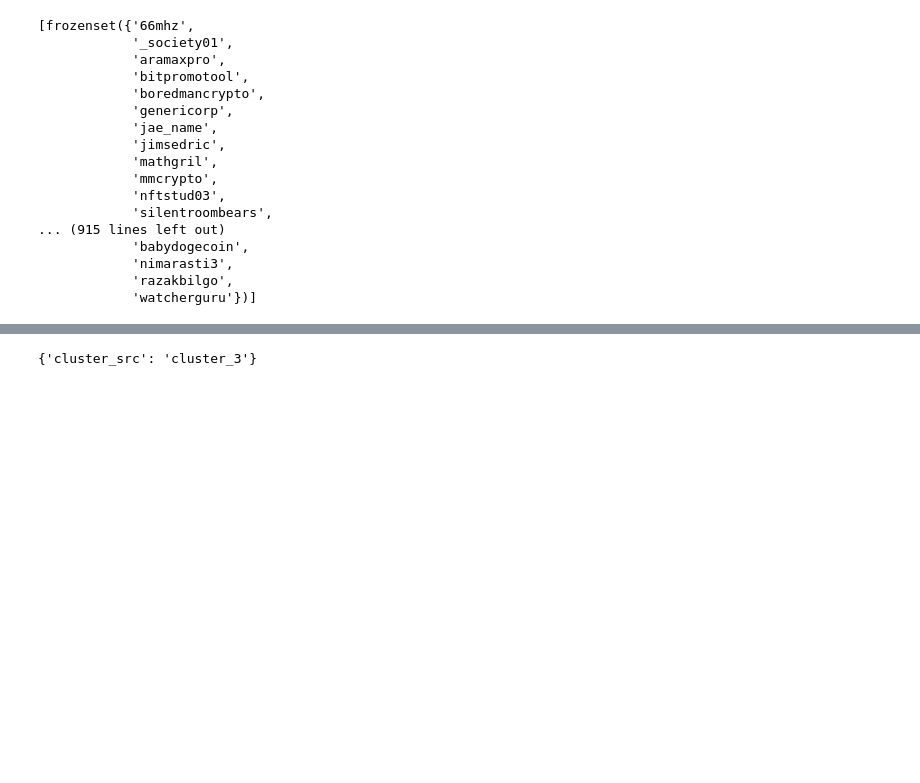
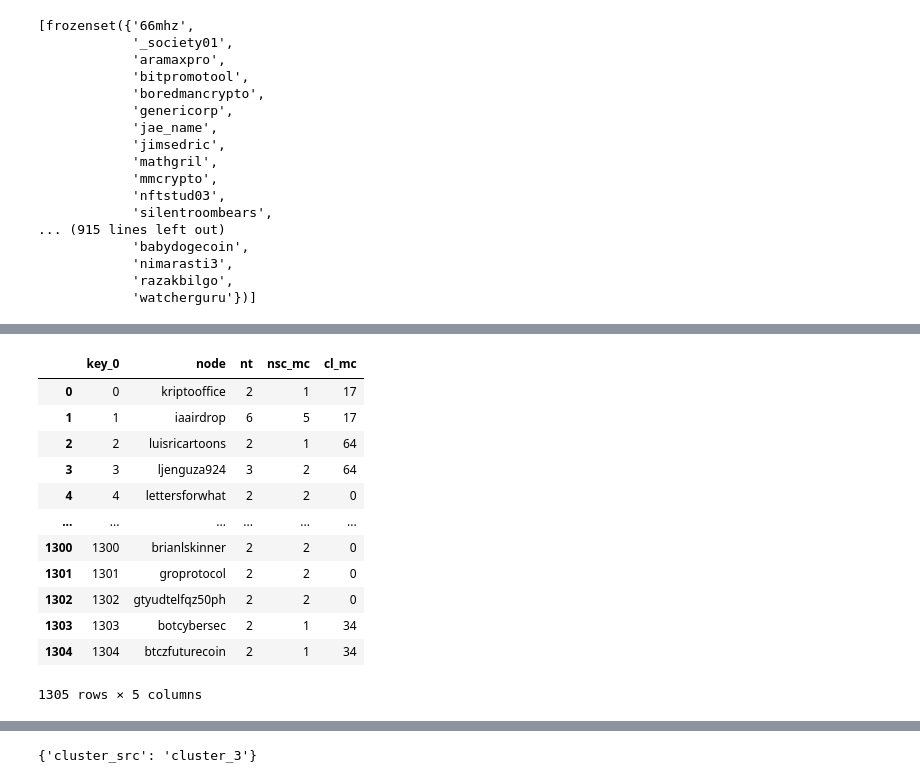
Before and after one commit to christianschwendner/coins_2122, a Jupyter notebook: Model/Model_per_Currency_wip.ipynb, the cells around one changed output, grey strips where cells are left out. Cells and saved outputs as stored; diff of their text form; code cells hidden in the pictures; blank space fills up the shorter version.

```diff
--- a/Model/Model_per_Currency_wip.ipynb
+++ b/Model/Model_per_Currency_wip.ipynb
@@ -428,0 +537,3 @@ c
+# %%
+nodelist_mc = nodelist_mc.rename(columns={'key_0': 'node'})
+nodelist_mc
@@ -428,0 +603,16 @@ c
+# %%
+nodelist_mc
+# %% [output]
+|  | key_0 | node | nt | nsc_mc | cl_mc |
+| 0 | 0 | kriptooffice | 2 | 1 | 17 |
+| 1 | 1 | iaairdrop | 6 | 5 | 17 |
+| 2 | 2 | luisricartoons | 2 | 1 | 64 |
+| 3 | 3 | ljenguza924 | 3 | 2 | 64 |
+| 4 | 4 | lettersforwhat | 2 | 2 | 0 |
+| ... | ... | ... | ... | ... | ... |
+| 1300 | 1300 | brianlskinner | 2 | 2 | 0 |
+| 1301 | 1301 | groprotocol | 2 | 2 | 0 |
+| 1302 | 1302 | gtyudtelfqz50ph | 2 | 2 | 0 |
+| 1303 | 1303 | botcybersec | 2 | 1 | 34 |
+| 1304 | 1304 | btczfuturecoin | 2 | 1 | 34 |
+1305 rows × 5 columns
```
Also changed, not shown: parts of 26 cells of this notebook.
